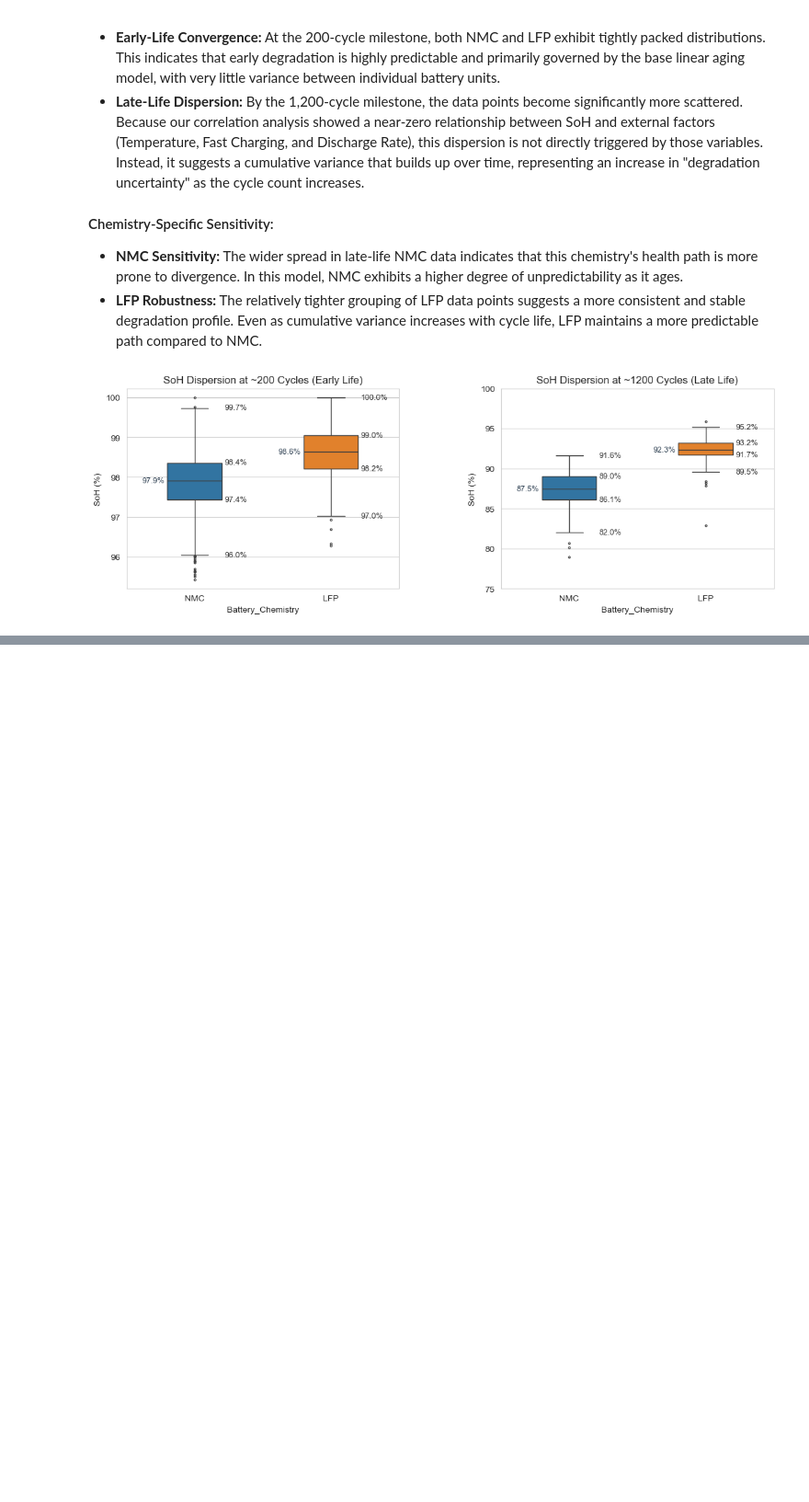
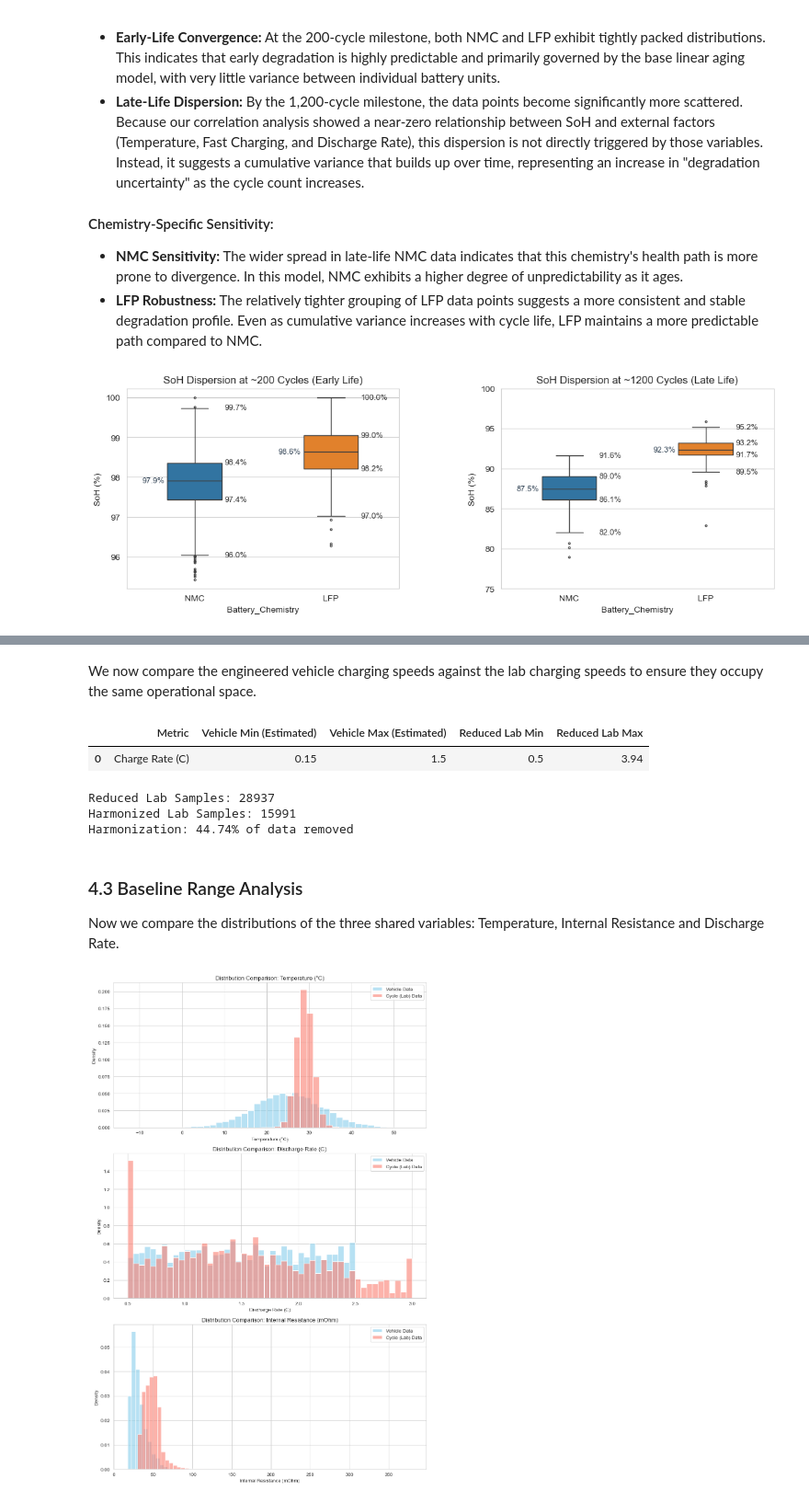
Before and after one commit to Ivan-Pelovski/Data-Science, a Jupyter notebook: NMC-vs-LFP.ipynb, the cells around one changed output, grey strips where cells are left out. Shown at 92% size. Saved outputs shown, nothing was run; the diff lists cells and outputs as text; code cells hidden in the pictures; blank space fills up the shorter version.

Commit message:
HHarmonizing Lab and Vehicle Data

```diff
--- a/NMC-vs-LFP.ipynb
+++ b/NMC-vs-LFP.ipynb
@@ -389,0 +396,8 @@ plt.show()
+# %%
+# 1. Create filtered_cycle_data by sampling every 10th cycle
+reduced_cycle_data = cycle_data[cycle_data['Charging_Cycles'] % 10 == 0].copy()
+
+# 2. Validation of the new dataset size
+print(f"Original Lab Samples: {len(cycle_data)}")
+print(f"Reduced Lab Samples: {len(reduced_cycle_data)}")
+print(f"Reduction: {100 * (1 - len(reduced_cycle_data)/len(cycle_data)):.2f}% of data removed")
@@ -389,0 +452,58 @@ plt.show()
+# %% [markdown]
+We now compare the engineered vehicle charging speeds against the lab charging speeds to ensure they occupy the same operational space.
+# %%
+# Calculate the range for the newly engineered column vs. the lab data
+charge_alignment = pd.DataFrame({
+    'Metric': ['Charge Rate (C)'],
+    'Vehicle Min (Estimated)': [updated_vehicle_data['Estimated_Charge_Rate_C'].min()],
+    'Vehicle Max (Estimated)': [updated_vehicle_data['Estimated_Charge_Rate_C'].max()],
+    'Reduced Lab Min': [reduced_cycle_data['charge_rate_C'].min()],
+    'Reduced Lab Max': [reduced_cycle_data['charge_rate_C'].max()]
+}).round(2)
+
+display(charge_alignment)
+# %% [output]
+|  | Metric | Vehicle Min (Estimated) | Vehicle Max (Estimated) | Reduced Lab Min | Reduced Lab Max |
+| 0 | Charge Rate (C) | 0.15 | 1.5 | 0.5 | 3.94 |
+# %%
+# Final Harmonization of the lab data to match the Vehicle's estimated C-rate range
+c_min = updated_vehicle_data['Estimated_Charge_Rate_C'].min()
+c_max = updated_vehicle_data['Estimated_Charge_Rate_C'].max()
+
+harmonized_cycle_data = reduced_cycle_data[
+    (reduced_cycle_data['charge_rate_C'] >= c_min) &
+    (reduced_cycle_data['charge_rate_C'] <= c_max)
+].copy()
+
+# 3. Validation of the new dataset size
+print(f"Reduced Lab Samples: {len(reduced_cycle_data)}")
+print(f"Harmonized Lab Samples: {len(harmonized_cycle_data)}")
+print(f"Harmonization: {100 * (1 - len(harmonized_cycle_data)/len(reduced_cycle_data)):.2f}% of data removed")
+# %% [output]
+Reduced Lab Samples: 28937
+Harmonized Lab Samples: 15991
+Harmonization: 44.74% of data removed
+# %% [markdown]
+### 4.3 Baseline Range Analysis
+Now we compare the distributions of the three shared variables: Temperature, Internal Resistance and Discharge Rate.
+# %%
+# Defining the variables to compare
+vars_to_compare = [
+    ('Avg_Temperature_C', 'cell_temperature_C', 'Temperature (°C)', 1.5),
+    ('Avg_Discharge_Rate_C', 'discharge_rate_C', 'Discharge Rate (C)', 0.05),
+    ('Internal_Resistance_mOhm', 'Internal_Resistance_mOhm', 'Internal Resistance (mOhm)', 5)
+]
+
+fig, axes = plt.subplots(3, 1, figsize=(10, 15))
+
+for i, (v_col, c_col, label, b_width) in enumerate(vars_to_compare):
+    sns.histplot(vehicle_data[v_col], color="skyblue", label="Vehicle Data", ax=axes[i], stat="density", alpha=0.6, binwidth=b_width)
+    sns.histplot(harmonized_cycle_data[c_col], color="salmon", label="Cycle (Lab) Data", ax=axes[i], stat="density", alpha=0.6, binwidth=b_width)
+    axes[i].set_title(f'Distribution Comparison: {label}')
+    axes[i].set_xlabel(label)
+    axes[i].legend()
+
+plt.tight_layout()
+plt.show()
+# %% [output]
+[figure, added]
```
Also changed, not shown: parts of 11 cells of this notebook.
